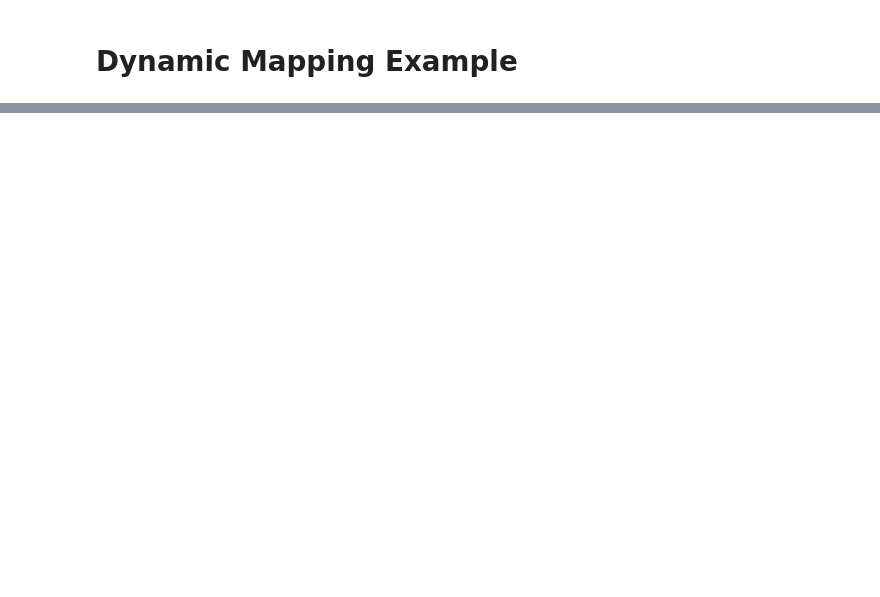
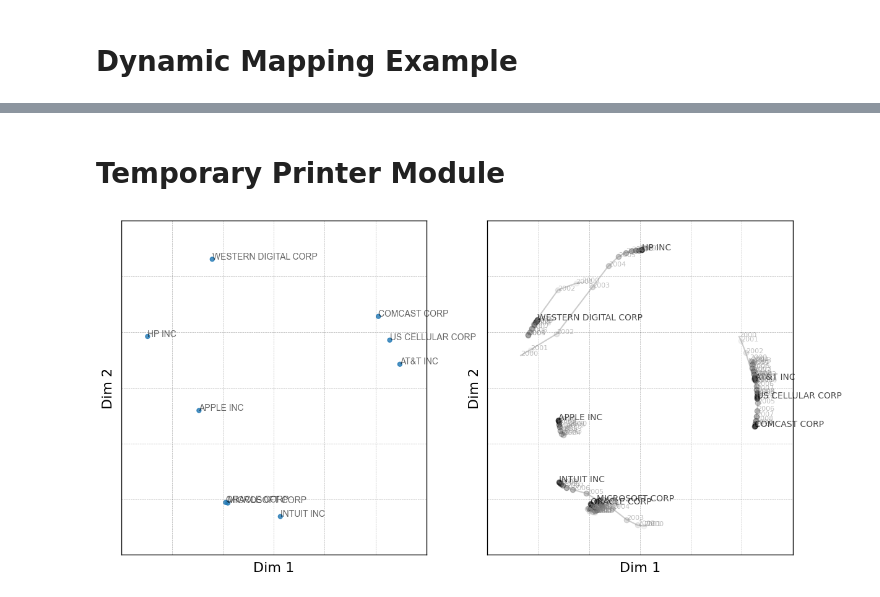
Before and after one commit to mpmatthe/evomap-JSS, a Jupyter notebook: src/evomap-demo.ipynb, the cells around one changed output, grey strips where cells are left out. Cells and saved outputs as stored; diff of their text form; code cells hidden in the pictures; blank space fills up the shorter version.

```diff
--- a/src/evomap-demo.ipynb
+++ b/src/evomap-demo.ipynb
@@ -160,9 +166,12 @@ fig
 # %%
 from evomap.datasets import load_tnic_sample_small
 data = load_tnic_sample_small()
-labels = data[data['sic1'].map(lambda x: x.startswith("36"))].groupby('name1').agg({'year':'nunique'}).query('year == 20').index.values
-labels = [label for label in labels if not label == "CALAMP CORP"] # Exclude calamp corp, as it has no connections to the others in one period
-labels
+#labels = data[data['sic1'].map(lambda x: x.startswith("36"))].groupby('name1').agg({'year':'nunique'}).query('year == 20').index.values
+#labels = [label for label in labels if not label == "CALAMP CORP"] # Exclude calamp corp, as it has no connections to the others in one period
+#labels
+labels = np.array(['APPLE INC', 'AT&T INC', 'COMCAST CORP', 'EBAY INC', 'HP INC',
+       'INTUIT INC', 'MICROSOFT CORP', 'ORACLE CORP', 'US CELLULAR CORP',
+       'WESTERN DIGITAL CORP'])
 # %%
 data = data.query('name1 in @labels').query('name2 in @labels')
 data = data[['year', 'name1', 'name2', 'score']]
@@ -237,7 +273,7 @@ for t in range(n_periods):
 from evomap.mapping import EvoMDS
 
 X_t = EvoMDS(alpha = 0.5,
-             mds_type = 'ratio',
+             mds_type = 'ordinal',
              n_iter_check = 50,
              init = Y_inits,
              verbose = 2).fit_transform(D_t)
@@ -243,0 +293,2 @@ X_t = EvoMDS(alpha = 0.5,
+# %% [markdown]
+# Temporary Printer Module
@@ -243,0 +1221,11 @@ X_t = EvoMDS(alpha = 0.5,
+# %%
+fig, ax = plt.subplots(1,2,figsize = (14,7))
+draw_map(X_t[0], labels = data.name1.unique(), annotate = 'labels', ax = ax[0])
+draw_trajectories(X_t, labels = data.name1.unique(), period_labels= periods, ax = ax[1])
+ax[0].set_xlabel("Dim 1")
+ax[1].set_xlabel("Dim 1")
+ax[0].set_ylabel("Dim 2")
+ax[1].set_ylabel("Dim 2")
+fig
+# %% [output]
+[figure, added]
```
Also changed, not shown: parts of 13 cells of this notebook, 9 other files.
